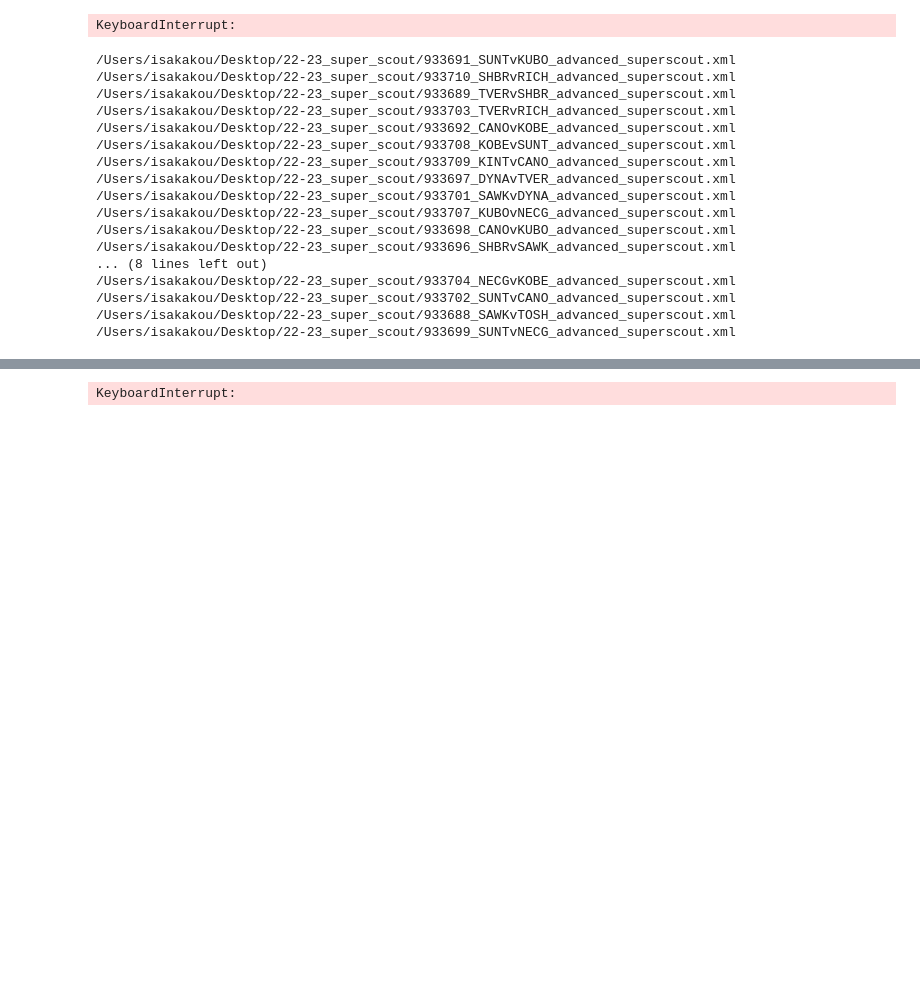
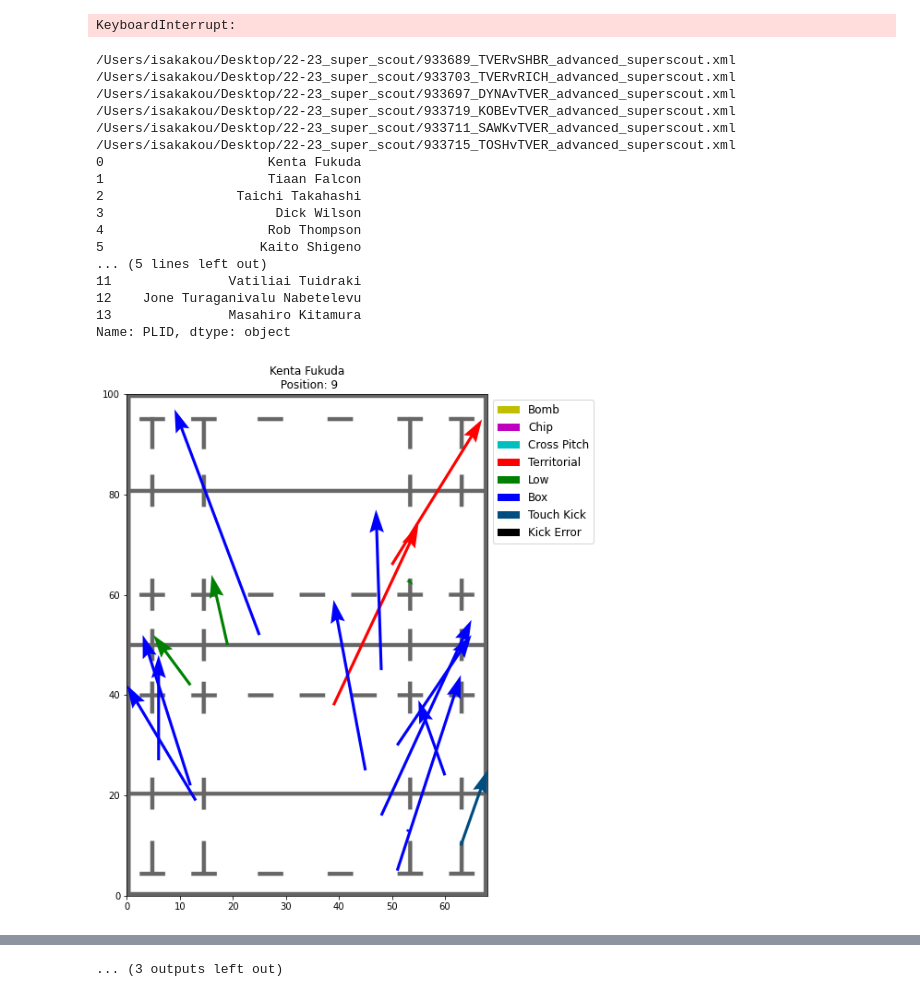
Before and after one commit to Kou-ISK/RugbyHub_Reader, a Jupyter notebook: for_advanced_superscout.ipynb, the cells around one changed output, grey strips where cells are left out. Drawn from its saved outputs; the diff is of its cells as text; code cells hidden in the pictures; blank space fills up the shorter version.

```diff
--- a/for_advanced_superscout.ipynb
+++ b/for_advanced_superscout.ipynb
@@ -351,28 +351,19 @@ import seaborn as sns
 import numpy as np
 import glob
 
-TEAMNAME = 'Yokohama Canon Eagles'
+TEAMNAME = 'Toyota Verblitz'
 
 # パスで指定したファイルの一覧をリスト形式で取得.
-csv_files = glob.glob('/Users/isakakou/Desktop/22-23_super_scout/*.xml')
-
-#読み込むファイルのリストを表示
-for a in csv_files:
-    print(a)
+csv_files = glob.glob('/Users/isakakou/Desktop/22-23_super_scout/*'+'TVER'+'*.xml')
 
 #csvファイルの中身を追加していくリストを用意
 data_list = []
 
 #読み込むファイルのリストを走査
 for file in csv_files:
-#     data = read_xml(file)
-#     player_list = get_player_list(file)
-#     print(player_list)
-    data = pd.merge(read_xml(file), get_player_list(file), left_on='PLID', right_on='Player_name').drop(columns='Player_name')
-#     data['player_position'] = data.PLID.map(player_list.set_index('Player_name').PosID)
+    print(file)
+    data = read_xml(file)
     data_list.append(data)
-    print(data['PosID'])
-    print(file)
 
 #リストを全て行方向に結合
 #axis=0:行方向に結合, sort
@@ -385,52 +376,53 @@ dfaction = df.loc[(df['team_id'] == TEAMNAME)]
 
 dfaction = dfaction.loc[dfaction['action'] == 'Kick']
 kicktypes = ['Bomb', 'Chip', 'Cross Pitch', 'Territorial', 'Low', 'Box', 'Touch Kick','Kick Error']
-kicks = dfaction.loc[dfaction['qualifier3'] != 148]
+kicks =  dfaction.loc[(dfaction['qualifier3'] =='Kick in Play') | (dfaction['qualifier3'] == 'Kick in Play (Own 22)')]
 
 cl = ['y','m', 'c', 'r', 'g', 'b', (0,0.3,0.5), (0,0,0)]
 players = kicks.drop_duplicates(subset=['PLID'],keep='first')
 player_list = players['PLID'].reset_index(drop=True)
 print(player_list)
 
 for p in range(len(player_list)):
     fig = plt.figure(figsize=(7, 10))
     ax = fig.add_subplot(1, 1,1)
     plt.xlim(0, 68)
     plt.ylim(0,100)
     for i in range(len(kicktypes)):
         plts = kicks.loc[(kicks['ActionType']== kicktypes[i])&(kicks['PLID'] == player_list[p])]
         plt.quiver(plts['y_coord'], plts["x_coord"], (plts['y_coord_end']-plts['y_coord']), (plts["x_coord_end"]-plts['x_coord']), angles="xy", scale_units='xy',label= kicktypes[i], color = cl[i], scale=1,width=0.008, headwidth=5, headlength = 8, headaxislength = 7, pivot='tail')
     #Kickの処理ここまで------
 
     #背景画像の設定
     fig.patch.set_facecolor('white')
     im = Image.open(os.getcwd()+"/Resources/FIELD_image.jpeg")
     xlim = ax.get_xlim()
     ylim = ax.get_ylim()
     plt.imshow(im, extent=[*xlim, *ylim], aspect='auto', alpha=0.6)
 #     ポジション取得の仕方は要検討
-    position = dfaction.loc[dfaction['PLID'] == player_list[p]]['PosID'].drop_duplicates(keep='first').reset_index(drop=True)
+    position = dfaction.loc[dfaction['PLID'] == player_list[p]].drop_duplicates(keep='first').reset_index(drop=True)
 
     #ラベルの表示
     lgd = plt.legend(loc='upper left', bbox_to_anchor=(1, 1), fontsize = 12)
-    plt.title(player_list[p] + "\n Position: " + position[0])
+    plt.title(player_list[p] + "\n Position: " + position['PosID'][0])
     plt.gcf().subplots_adjust(wspace=4)
     plt.show()
 # %% [output]
-/Users/isakakou/Desktop/22-23_super_scout/933691_SUNTvKUBO_advanced_superscout.xml
-/Users/isakakou/Desktop/22-23_super_scout/933710_SHBRvRICH_advanced_superscout.xml
 /Users/isakakou/Desktop/22-23_super_scout/933689_TVERvSHBR_advanced_superscout.xml
 /Users/isakakou/Desktop/22-23_super_scout/933703_TVERvRICH_advanced_superscout.xml
-/Users/isakakou/Desktop/22-23_super_scout/933692_CANOvKOBE_advanced_superscout.xml
-/Users/isakakou/Desktop/22-23_super_scout/933708_KOBEvSUNT_advanced_superscout.xml
-/Users/isakakou/Desktop/22-23_super_scout/933709_KINTvCANO_advanced_superscout.xml
 /Users/isakakou/Desktop/22-23_super_scout/933697_DYNAvTVER_advanced_superscout.xml
-/Users/isakakou/Desktop/22-23_super_scout/933701_SAWKvDYNA_advanced_superscout.xml
-/Users/isakakou/Desktop/22-23_super_scout/933707_KUBOvNECG_advanced_superscout.xml
-/Users/isakakou/Desktop/22-23_super_scout/933698_CANOvKUBO_advanced_superscout.xml
-/Users/isakakou/Desktop/22-23_super_scout/933696_SHBRvSAWK_advanced_superscout.xml
-... (8 lines left out)
-/Users/isakakou/Desktop/22-23_super_scout/933704_NECGvKOBE_advanced_superscout.xml
-/Users/isakakou/Desktop/22-23_super_scout/933702_SUNTvCANO_advanced_superscout.xml
-/Users/isakakou/Desktop/22-23_super_scout/933688_SAWKvTOSH_advanced_superscout.xml
-/Users/isakakou/Desktop/22-23_super_scout/933699_SUNTvNECG_advanced_superscout.xml
+/Users/isakakou/Desktop/22-23_super_scout/933719_KOBEvTVER_advanced_superscout.xml
+/Users/isakakou/Desktop/22-23_super_scout/933711_SAWKvTVER_advanced_superscout.xml
+/Users/isakakou/Desktop/22-23_super_scout/933715_TOSHvTVER_advanced_superscout.xml
+0                     Kenta Fukuda
+1                     Tiaan Falcon
+2                 Taichi Takahashi
+3                      Dick Wilson
+4                     Rob Thompson
+5                    Kaito Shigeno
+... (5 lines left out)
+11               Vatiliai Tuidraki
+12    Jone Turaganivalu Nabetelevu
+13               Masahiro Kitamura
+Name: PLID, dtype: object
+[figure, added]
@@ -437 +439 @@ for p in range(len(player_list)):
-KeyboardInterrupt:
+... (3 outputs left out)
```
Also changed, not shown: parts of 1 cell of this notebook.
